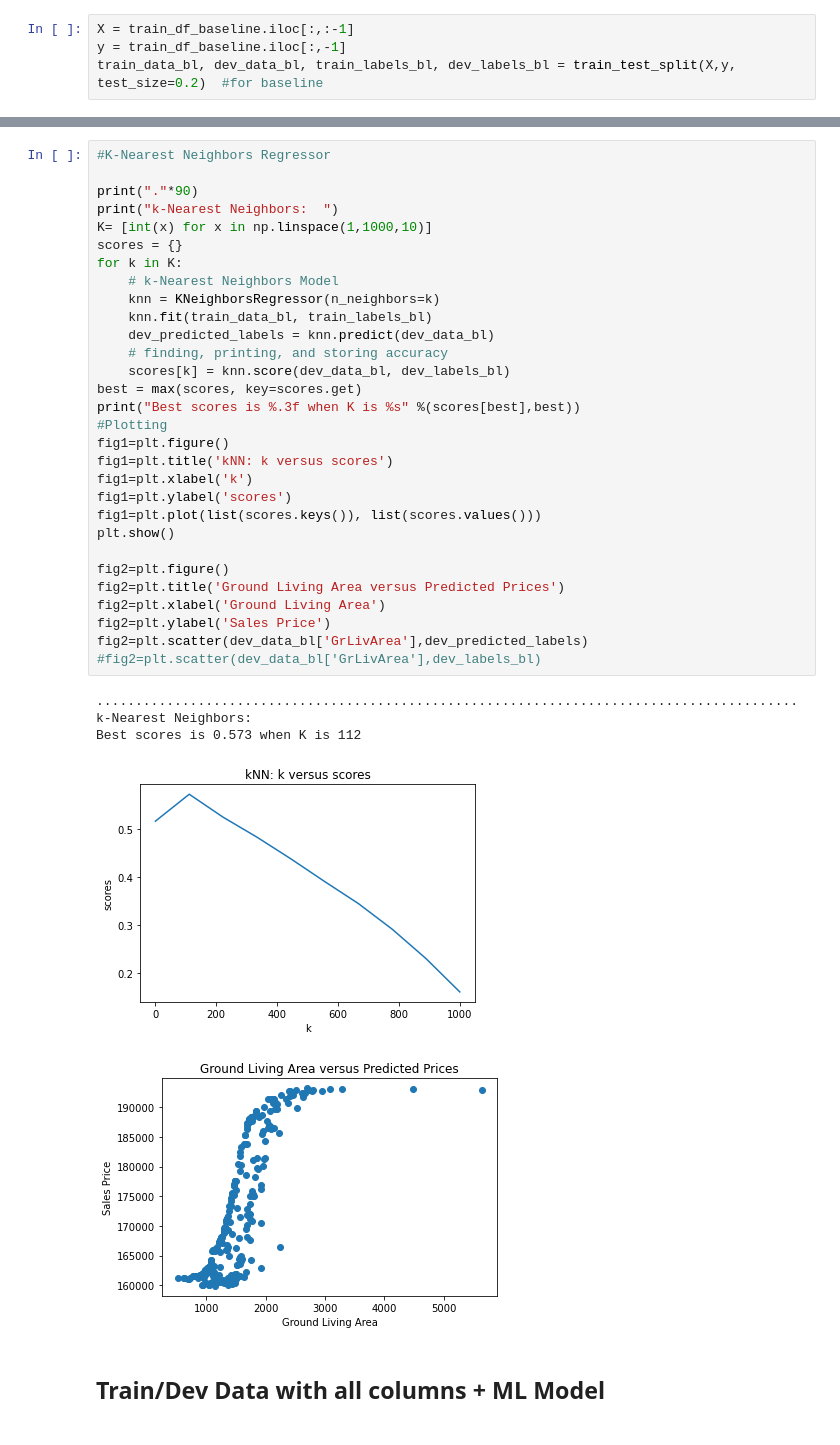
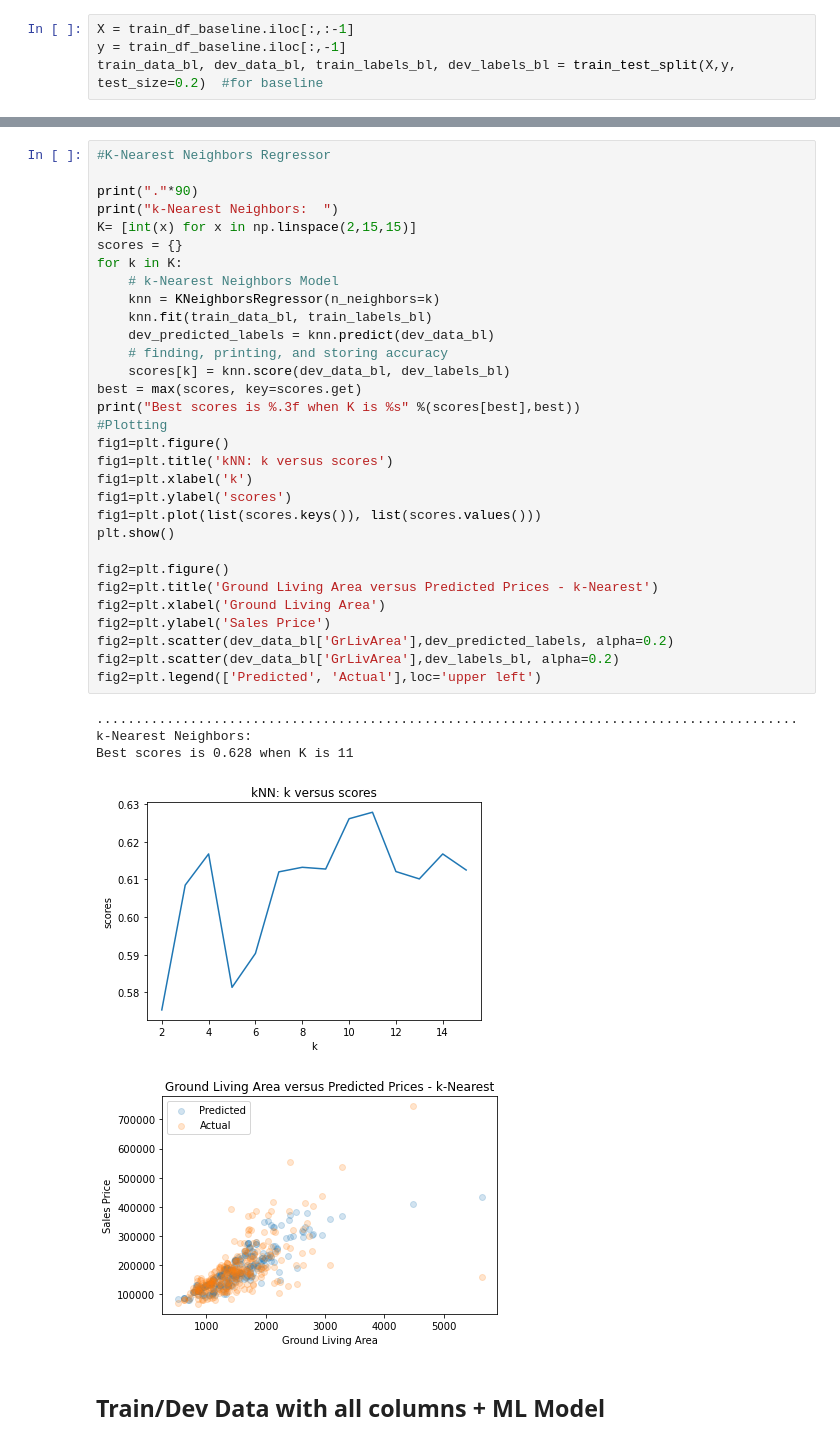
Before and after one commit to CSJohnLee/house_price_prediction, a Jupyter notebook: house_price_lee.ipynb, the cells around one changed output, grey strips where cells are left out. Saved outputs shown, nothing was run; the diff lists cells and outputs as text.

Commit message:
added graphs to ML models

```diff
--- a/house_price_lee.ipynb
+++ b/house_price_lee.ipynb
@@ -409,39 +418,40 @@ Accuracy: 0.39538797610878507
 # %%
 #K-Nearest Neighbors Regressor
 
 print("."*90)
 print("k-Nearest Neighbors:  ")
-K= [int(x) for x in np.linspace(1,1000,10)]
+K= [int(x) for x in np.linspace(2,15,15)]
 scores = {}
 for k in K:
     # k-Nearest Neighbors Model
     knn = KNeighborsRegressor(n_neighbors=k)
     knn.fit(train_data_bl, train_labels_bl)
     dev_predicted_labels = knn.predict(dev_data_bl)
     # finding, printing, and storing accuracy
     scores[k] = knn.score(dev_data_bl, dev_labels_bl)
 best = max(scores, key=scores.get)
 print("Best scores is %.3f when K is %s" %(scores[best],best))
 #Plotting
 fig1=plt.figure()
 fig1=plt.title('kNN: k versus scores')
 fig1=plt.xlabel('k')
 fig1=plt.ylabel('scores')
 fig1=plt.plot(list(scores.keys()), list(scores.values()))
 plt.show()
 
 fig2=plt.figure()
-fig2=plt.title('Ground Living Area versus Predicted Prices')
+fig2=plt.title('Ground Living Area versus Predicted Prices - k-Nearest')
 fig2=plt.xlabel('Ground Living Area')
 fig2=plt.ylabel('Sales Price')
-fig2=plt.scatter(dev_data_bl['GrLivArea'],dev_predicted_labels)
-#fig2=plt.scatter(dev_data_bl['GrLivArea'],dev_labels_bl)
+fig2=plt.scatter(dev_data_bl['GrLivArea'],dev_predicted_labels, alpha=0.2)
+fig2=plt.scatter(dev_data_bl['GrLivArea'],dev_labels_bl, alpha=0.2)
+fig2=plt.legend(['Predicted', 'Actual'],loc='upper left')
 # %% [output]
 ..........................................................................................
 k-Nearest Neighbors:
-Best scores is 0.573 when K is 112
+Best scores is 0.628 when K is 11
-[figure, old version]
+[figure, new version]
-[figure, old version]
+[figure, new version]
 # %% [markdown]
 ## Train/Dev Data with all columns + ML Model
 # %%
```
Also changed, not shown: parts of 1 cell of this notebook.
